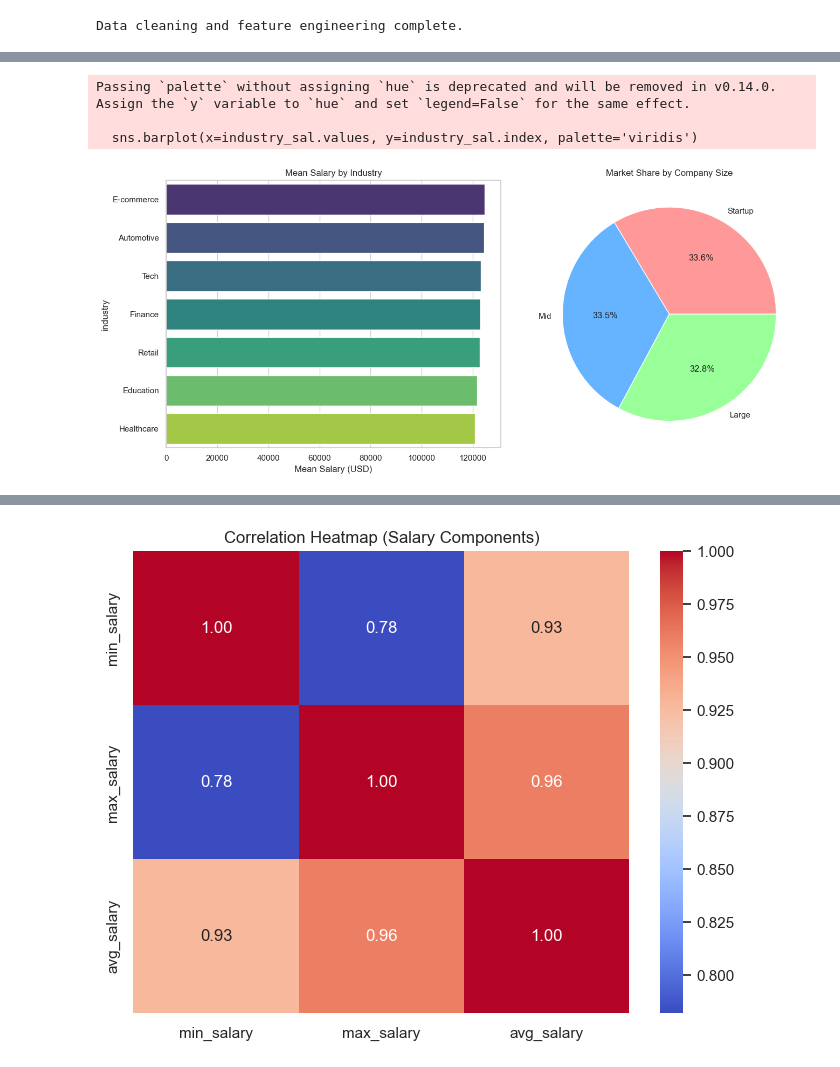
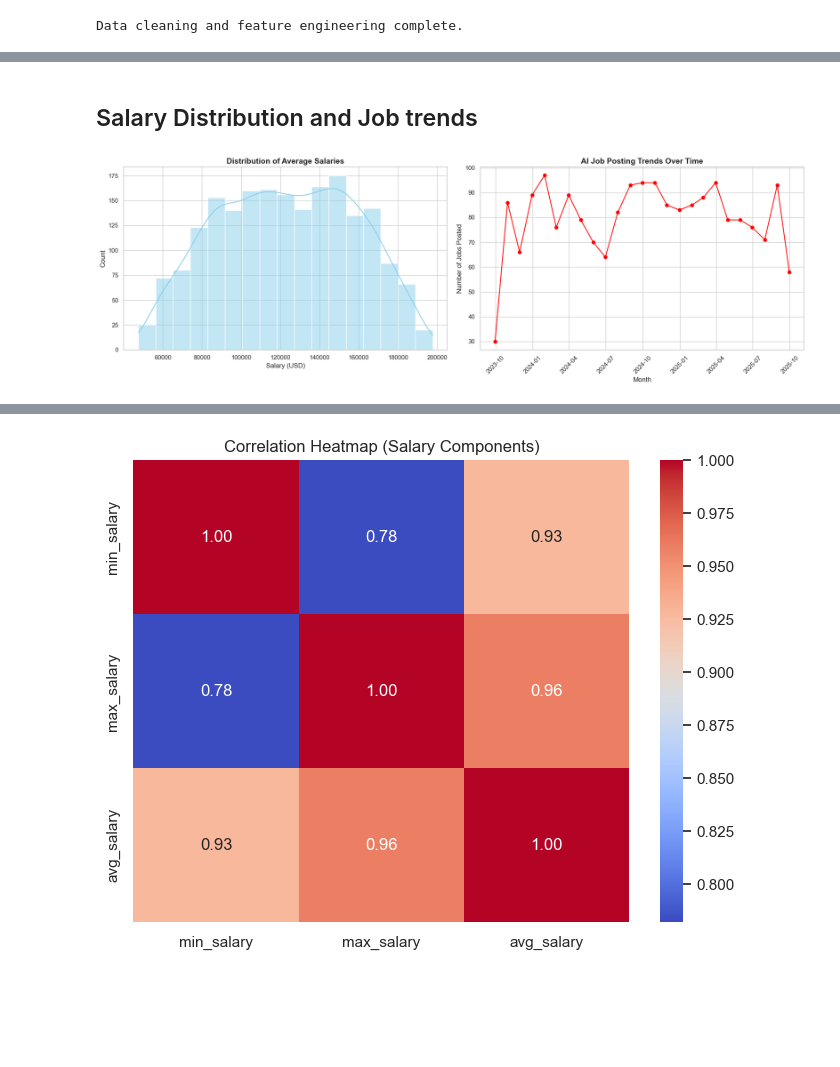
Before and after one commit to Data200-Jan2026/project-team-4, a Jupyter notebook: EDA.ipynb, the cells around one changed output, grey strips where cells are left out. Cells and saved outputs as stored; diff of their text form; code cells hidden in the pictures; blank space fills up the shorter version.

```diff
--- a/EDA.ipynb
+++ b/EDA.ipynb
@@ -113,12 +88,0 @@ Passing `palette` without assigning `hue` is deprecated and will be removed in v
-# %%
-# Group by month and count job postings
-df['month_year'] = df['posted_date'].dt.to_period('M')
-monthly_jobs = df.groupby('month_year').size()
-
-plt.figure(figsize=(12, 5))
-monthly_jobs.plot(kind='line', marker='o', color='red')
-plt.title('AI Job Posting Trends Over Time')
-plt.xlabel('Month')
-plt.ylabel('Number of Jobs Posted')
-plt.xticks(rotation=45)
-plt.show()
@@ -127,24 +89,29 @@ plt.show()
-# %%
-plt.figure(figsize=(14, 6))
-
-# Average Salary by Industry
-plt.subplot(1, 2, 1)
-industry_sal = df.groupby('industry')['avg_salary'].mean().sort_values(ascending=False)
-sns.barplot(x=industry_sal.values, y=industry_sal.index, palette='viridis')
-plt.title('Mean Salary by Industry')
-plt.xlabel('Mean Salary (USD)')
-
-# Job Counts by Company Size
-plt.subplot(1, 2, 2)
-df['company_size'].value_counts().plot(kind='pie', autopct='%1.1f%%',
-                                      colors=['#ff9999','#66b3ff','#99ff99'])
-plt.title('Market Share by Company Size')
-plt.ylabel('')
-
-plt.tight_layout()
-plt.show()
-# %% [output]
-Passing `palette` without assigning `hue` is deprecated and will be removed in v0.14.0. Assign the `y` variable to `hue` and set `legend=False` for the same effect.
-
-  sns.barplot(x=industry_sal.values, y=industry_sal.index, palette='viridis')
-[figure, removed]
+# %% [markdown]
+## Salary Distribution and Job trends
+# %%
+import matplotlib.pyplot as plt
+import seaborn as sns
+
+sns.set_theme(style="whitegrid")
+
+fig, axes = plt.subplots(1, 2, figsize=(18, 6))
+
+sns.histplot(df['avg_salary'], kde=True, color='skyblue', ax=axes[0])
+axes[0].set_title('Distribution of Average Salaries', fontsize=14, fontweight='bold')
+axes[0].set_xlabel('Salary (USD)', fontsize=12)
+axes[0].set_ylabel('Count', fontsize=12)
+
+df_trend = df.resample('M', on='posted_date').count()['avg_salary']
+
+axes[1].plot(df_trend.index, df_trend.values, marker='o', color='red', linestyle='-')
+axes[1].set_title('AI Job Posting Trends Over Time', fontsize=14, fontweight='bold')
+axes[1].set_xlabel('Month', fontsize=12)
+axes[1].set_ylabel('Number of Jobs Posted', fontsize=12)
+
+plt.setp(axes[1].get_xticklabels(), rotation=45)
+
+plt.tight_layout()
+
+plt.show()
+# %% [output]
+[figure, added]
```
Also changed, not shown: parts of 8 cells of this notebook, 3 other files.
